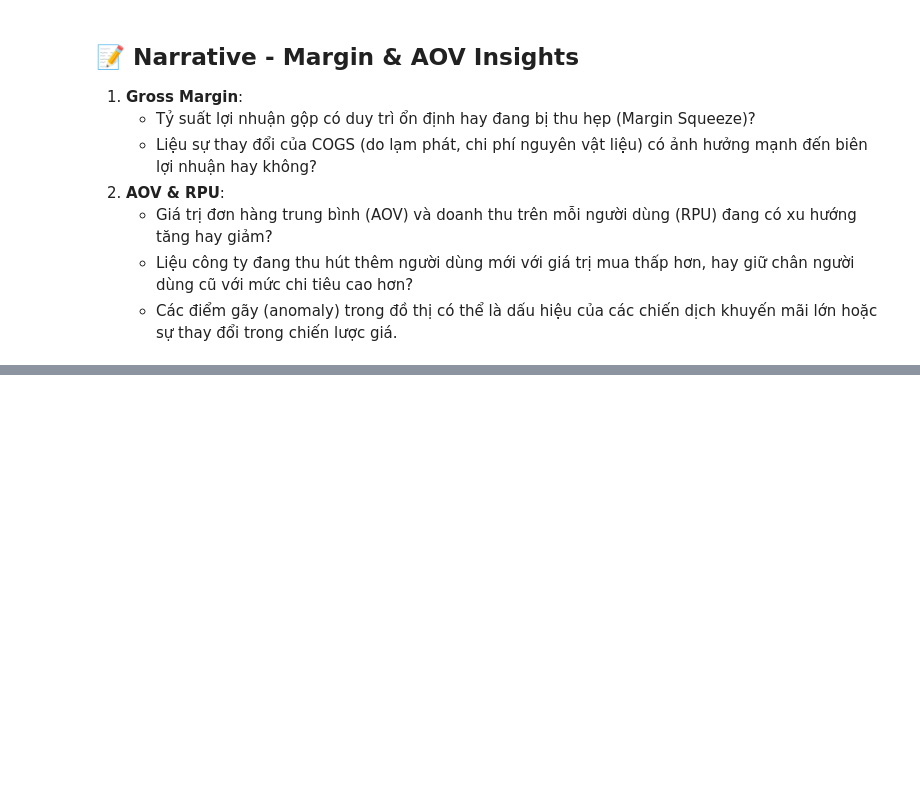
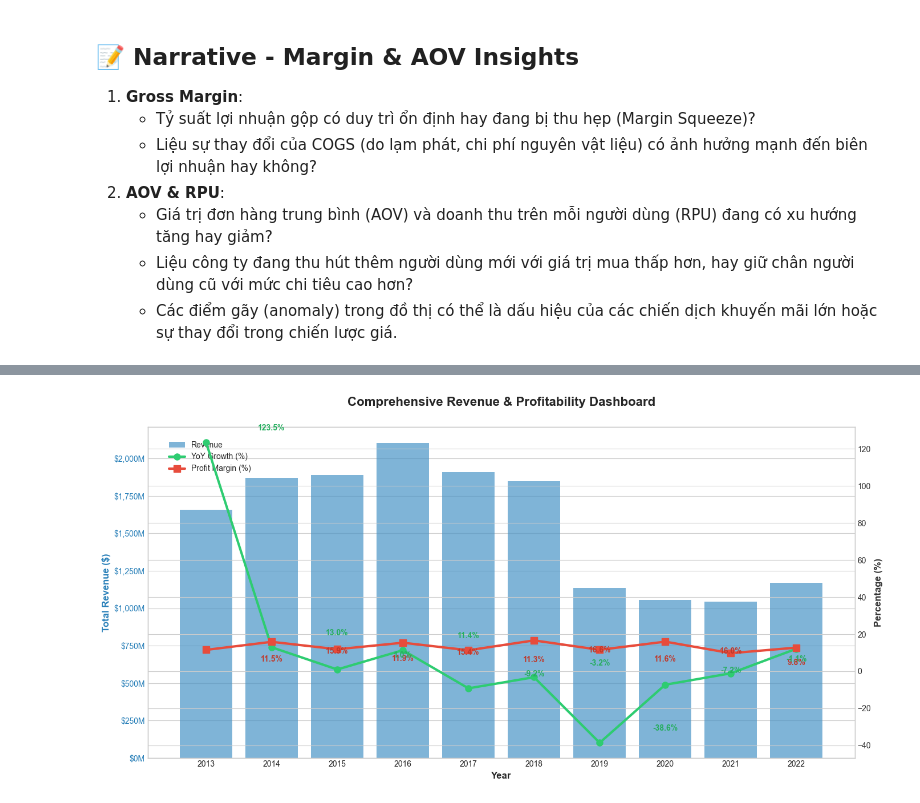
Before and after one commit to khanhnq35/Datathon_Outliers, a Jupyter notebook: notebooks/02_M1_revenue_health.ipynb, the cells around one changed output, grey strips where cells are left out. Saved outputs shown, nothing was run; the diff lists cells and outputs as text; code cells hidden in the pictures; blank space fills up the shorter version.

Commit message:
feat: add comprehensive revenue dashboard to M1

```diff
--- a/notebooks/02_M1_revenue_health.ipynb
+++ b/notebooks/02_M1_revenue_health.ipynb
@@ -518,3 +518,90 @@ plt.show()
    - Giá trị đơn hàng trung bình (AOV) và doanh thu trên mỗi người dùng (RPU) đang có xu hướng tăng hay giảm?
    - Liệu công ty đang thu hút thêm người dùng mới với giá trị mua thấp hơn, hay giữ chân người dùng cũ với mức chi tiêu cao hơn?
    - Các điểm gãy (anomaly) trong đồ thị có thể là dấu hiệu của các chiến dịch khuyến mãi lớn hoặc sự thay đổi trong chiến lược giá.
+# %%
+# ============================================================
+# COMPREHENSIVE REVENUE & PROFITABILITY DASHBOARD
+# ============================================================
+import sys
+import os
+import polars as pl
+import pandas as pd
+import matplotlib.pyplot as plt
+import seaborn as sns
+
+# 1. Setup & Load Data
+sys.path.append(os.path.abspath(os.path.join("..", "src")))
+try:
+    from data_loader import DataLoader
+    loader = DataLoader(data_dir="../Data")
+    sales = loader.load("sales")
+except Exception as e:
+    print(f"Lỗi Load Data: {e}")
+
+# Ép kiểu cột Date thành Datetime nếu nó đang là dạng chuỗi
+if sales["Date"].dtype == pl.String:
+    sales = sales.with_columns(pl.col("Date").str.strptime(pl.Date, "%Y-%m-%d", strict=False).cast(pl.Datetime))
+else:
+    sales = sales.with_columns(pl.col("Date").cast(pl.Datetime))
+
+# 2. Tính toán Metrics theo năm
+yearly_metrics = sales.with_columns([
+    pl.col("Date").dt.year().alias("Year"),
+    (pl.col("Revenue") - pl.col("COGS")).alias("Gross_Profit")
+]).group_by("Year").agg([
+    pl.col("Revenue").sum().alias("Total_Revenue"),
+    pl.col("Gross_Profit").sum().alias("Total_Gross_Profit")
+]).sort("Year")
+
+# Tính Profit Margin (%) và YoY Growth Rate (%)
+yearly_metrics = yearly_metrics.with_columns(
+    (pl.col("Total_Gross_Profit") / pl.col("Total_Revenue") * 100).alias("Profit_Margin_Pct")
+).with_columns(
+    ((pl.col("Total_Revenue") / pl.col("Total_Revenue").shift(1) - 1) * 100).alias("YoY_Growth_Pct")
+)
+
+df_plot = yearly_metrics.to_pandas().dropna()
+df_plot['Year'] = df_plot['Year'].astype(str)
+
+# 3. Vẽ biểu đồ Dual-Axis
+fig, ax1 = plt.subplots(figsize=(14, 7))
+
+sns.barplot(data=df_plot, x="Year", y="Total_Revenue", color="#3498db", alpha=0.7, ax=ax1, label="Revenue")
+ax1.set_xlabel("Year", fontweight="bold", fontsize=12)
+ax1.set_ylabel("Total Revenue ($)", color="#2980b9", fontweight="bold", fontsize=12)
+ax1.tick_params(axis="y", labelcolor="#2980b9")
+
+def format_millions(x, pos):
+    return f'${x*1e-6:,.0f}M'
+ax1.yaxis.set_major_formatter(plt.FuncFormatter(format_millions))
+
+ax2 = ax1.twinx()
+x_positions = range(len(df_plot))
+
+ax2.plot(x_positions, df_plot["YoY_Growth_Pct"], color="#2ecc71",
+         marker="o", linewidth=3, markersize=8, label="YoY Growth (%)")
+ax2.plot(x_positions, df_plot["Profit_Margin_Pct"], color="#e74c3c",
+         marker="s", linewidth=3, markersize=8, label="Profit Margin (%)")
+
+ax2.set_ylabel("Percentage (%)", color="#333333", fontweight="bold", fontsize=12)
+ax2.tick_params(axis="y", labelcolor="#333333")
+
+for i, row in df_plot.iterrows():
+    ax2.annotate(f"{row['Profit_Margin_Pct']:.1f}%",
+                 (i, row['Profit_Margin_Pct']),
+                 textcoords="offset points", xytext=(0, -15), ha='center',
+                 color="#c0392b", fontweight="bold")
+
+    ax2.annotate(f"{row['YoY_Growth_Pct']:.1f}%",
+                 (i, row['YoY_Growth_Pct']),
+                 textcoords="offset points", xytext=(0, 15), ha='center',
+                 color="#27ae60", fontweight="bold")
+
+lines_1, labels_1 = ax1.get_legend_handles_labels()
+lines_2, labels_2 = ax2.get_legend_handles_labels()
+ax1.legend(lines_1 + lines_2, labels_1 + labels_2, loc="upper left", bbox_to_anchor=(0.02, 0.98))
+
+plt.title("Comprehensive Revenue & Profitability Dashboard", fontsize=16, fontweight="bold", y=1.05)
+plt.tight_layout()
+plt.show()
+# %% [output]
@@ -520,0 +609 @@ plt.show()
+[figure, added]
```
Also changed, not shown: parts of 2 cells of this notebook.
